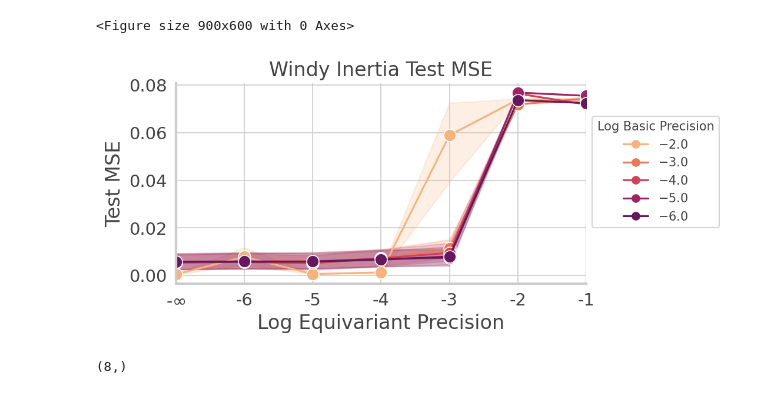
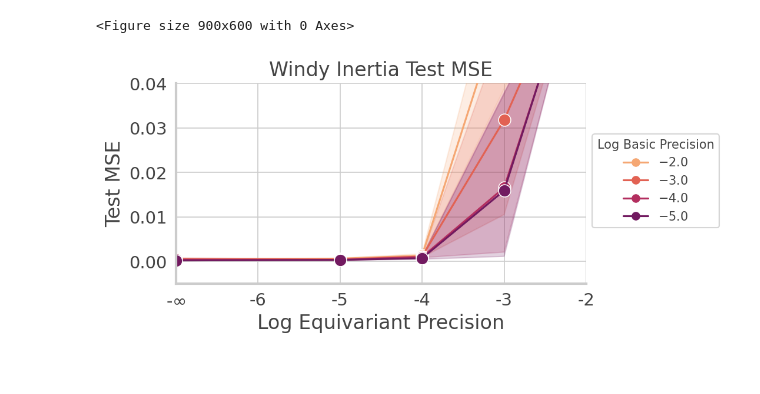
Before and after one commit to mfinzi/residual-pathway-priors, a Jupyter notebook: experiments/prior-var-ablation/windy_pendulum_plotter.ipynb, the cells around one changed output. Cells and saved outputs as stored; diff of their text form; code cells hidden in the pictures.

```diff
--- a/experiments/prior-var-ablation/windy_pendulum_plotter.ipynb
+++ b/experiments/prior-var-ablation/windy_pendulum_plotter.ipynb
@@ -8,7 +8,7 @@ import matplotlib as mpl
 import cmocean
 import cmocean.cm as cmo
 # %%
-wds = [1.0,1e-1,1e-2,1e-3,1e-4,1e-5,1e-6,0.0]
+wds = [1e-1,1e-2,1e-3,1e-4,1e-5,0.0]
 
 results = []
 te_mat = np.zeros((len(wds),len(wds)))
@@ -42,46 +42,43 @@ results["basic_hue"] = ["$%s$" % x for x in results["log_basic"]]
 # %%
 plot_df = results[(results['log_basic'] < -1) & (results['log_basic'] > -7)]
 # %%
-lightcmap = cmocean.tools.crop_by_percent(cmo.matter, 5, which='min', N=None)
-cpal = sns.color_palette("cmo.matter", n_colors=5)#, desat=0.2)
+n_lines = 4
+
+cpal = sns.color_palette("cmo.matter", n_colors=n_lines)#, desat=0.2)
 
 fs = 16
 sns.set_style("whitegrid")
 
 COLOR = '#444444'
 mpl.rcParams['text.color'] = COLOR
 mpl.rcParams['axes.labelcolor'] = COLOR
 mpl.rcParams['xtick.color'] = COLOR
 mpl.rcParams['ytick.color'] = COLOR
 
 plt.figure(dpi=150)
 # sns.lineplot(x='log_equiv', y='te_loss', hue='basic_hue', data=results[results['log_basic'] < -1.],
 #             palette='RdYlBu')
 
 fig, ax = plt.subplots(dpi=150, figsize=(6, 3))
 sns.lineplot(x='log_equiv', y='te_loss', data=plot_df,
-        hue='basic_hue', markers=['o' for _ in range(5)],
+        hue='basic_hue', markers=['o' for _ in range(n_lines)],
              style='basic_hue', dashes=False, markersize=10,
                 ax=ax, palette=cpal)
 
 ax.legend(loc='lower left', title='Log Basic Precision', bbox_to_anchor=(1., 0.25))
 # ax.get_legend().remove()
 ax.set_xlabel("Log Equivariant Precision", fontsize=fs)
 ax.set_ylabel("Test MSE", fontsize=fs)
 ax.set_title("Windy Inertia Test MSE", fontsize=16)
-# plt.ylim(0., 0.02)
-ax.set_xlim(-7, -1)
+plt.ylim(-0.005, 0.04)
+ax.set_xlim(-7, -2)
 ax.set_xticklabels([r"-$\infty$", -6, -5, -4, -3, -2, -1])
 ax.tick_params('both', labelsize=fs-2)
 plt.savefig("./figs/windy_equiv_wd.pdf", bbox_inches='tight')
 sns.despine()
 for axis in ['top','bottom','left','right']:
     ax.spines[axis].set_linewidth(2.)
 plt.show()
 # %% [output]
 <Figure size 900x600 with 0 Axes>
-[figure, old version]
+[figure, new version]
-# %%
-results.log_basic.unique().shape
-# %% [output]
-(8,)
```
Also changed, not shown: 13 other files.
